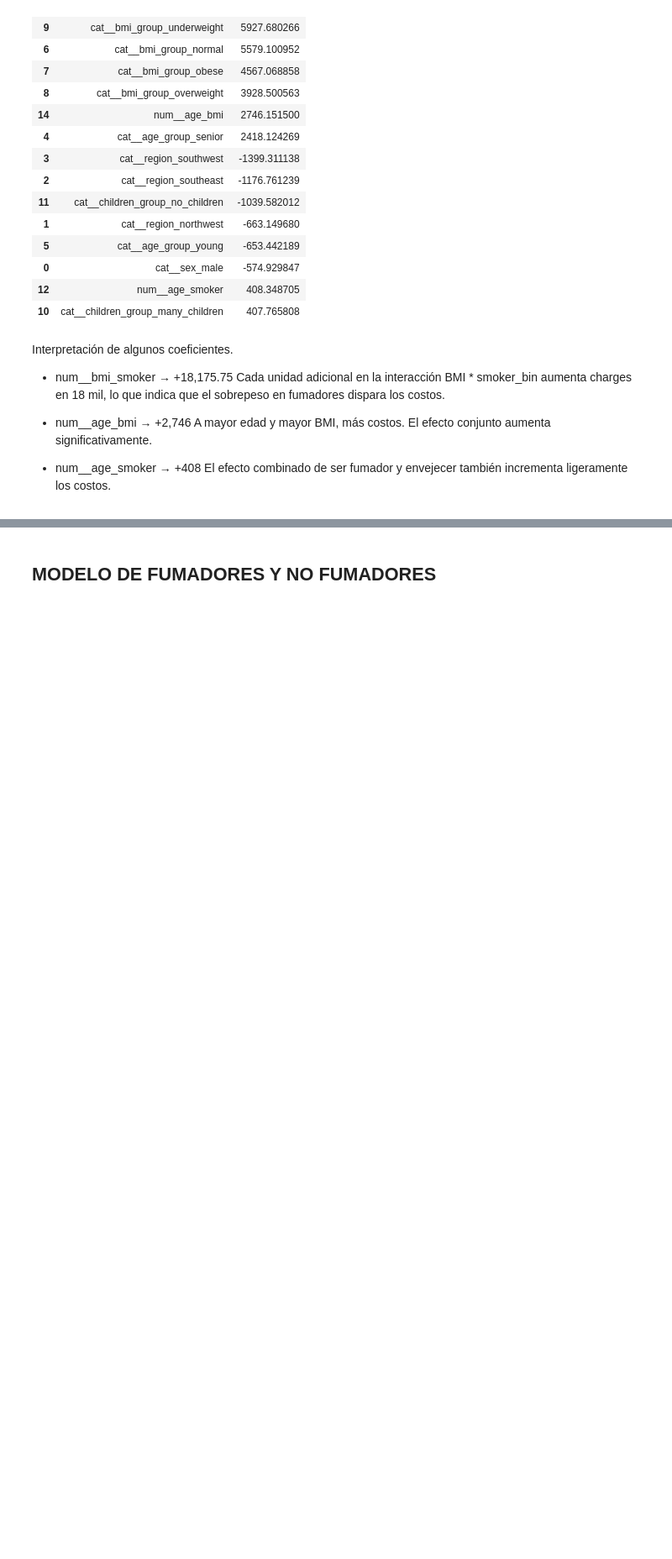
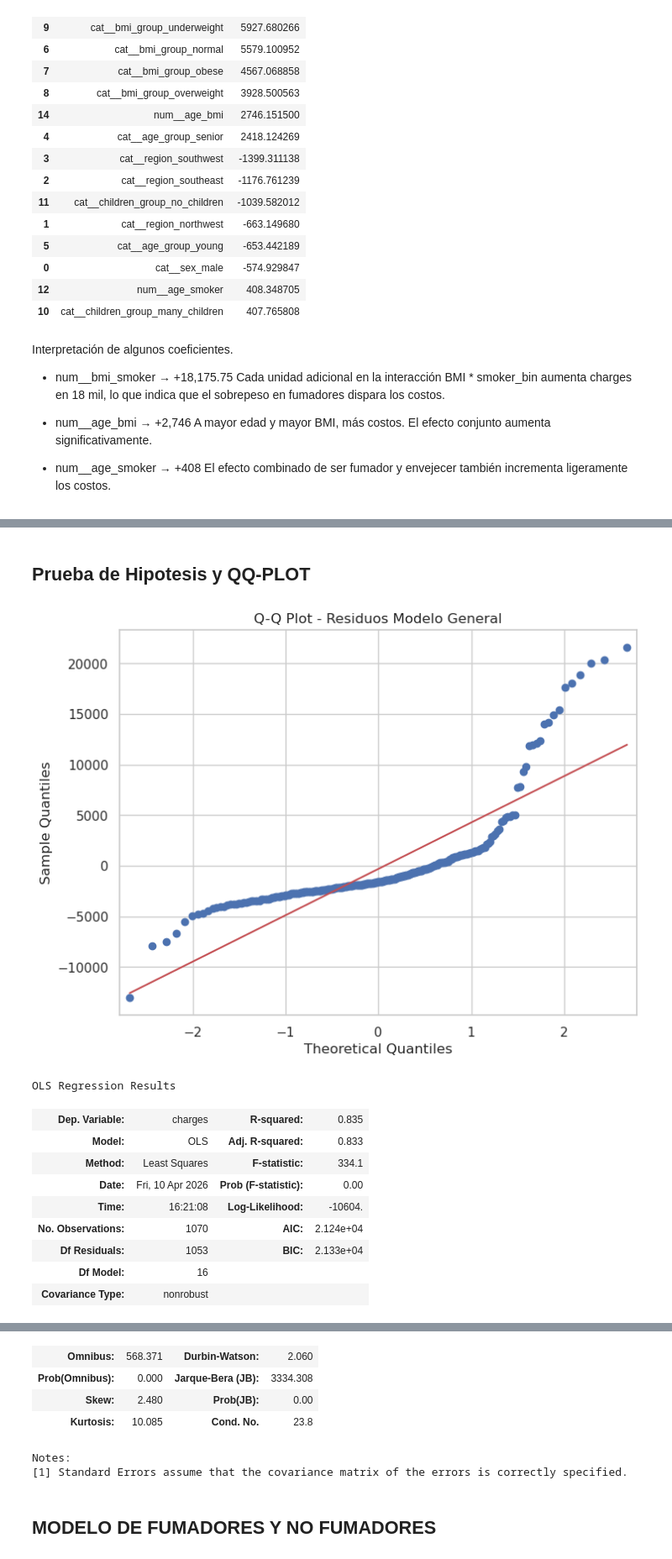
Before and after one commit to david37432/Reto2AprendizajeMaquina, a Jupyter notebook: Regresión_lineal_multiple_recargos (1).ipynb, the cells around one changed output, grey strips where cells are left out. Shown at 84% size. Cells and saved outputs as stored; diff of their text form; code cells hidden in the pictures; blank space fills up the shorter version.

Commit message:
QQ-grafico y prueba de hipotesis

```diff
--- a/Regresión_lineal_multiple_recargos (1).ipynb
+++ b/Regresión_lineal_multiple_recargos (1).ipynb
@@ -463,3 +466,29 @@ plt.ylabel("Frecuencia")
 plt.show()
 # %% [output]
 [figure]
+# %% [markdown]
+## Prueba de Hipotesis y QQ-PLOT
+# %%
+shapiro_stat, shapiro_p = stats.shapiro(residuos)
+
+fig, ax = plt.subplots(figsize=(8, 6))
+sm.qqplot(residuos, line='s', ax=ax)
+ax.set_title('Q-Q Plot - Residuos Modelo General')
+plt.show()
+
+X_train_transformed = model.named_steps['preprocessing'].transform(X_train)
+X_train_sm = sm.add_constant(X_train_transformed)
+model_sm = sm.OLS(y_train, X_train_sm).fit()
+model_sm.summary()
+# %% [output]
+[figure, added]
+OLS Regression Results
+| Dep. Variable: | charges | R-squared: | 0.835 |
+| Model: | OLS | Adj. R-squared: | 0.833 |
+| Method: | Least Squares | F-statistic: | 334.1 |
+| Date: | Fri, 10 Apr 2026 | Prob (F-statistic): | 0.00 |
+| Time: | 16:21:08 | Log-Likelihood: | -10604. |
+| No. Observations: | 1070 | AIC: | 2.124e+04 |
+| Df Residuals: | 1053 | BIC: | 2.133e+04 |
+| Df Model: | 16 |  |  |
+| Covariance Type: | nonrobust |  |  |
@@ -466,3 +511,9 @@ plt.show()
+| Omnibus: | 568.371 | Durbin-Watson: | 2.060 |
+| Prob(Omnibus): | 0.000 | Jarque-Bera (JB): | 3334.308 |
+| Skew: | 2.480 | Prob(JB): | 0.00 |
+| Kurtosis: | 10.085 | Cond. No. | 23.8 |
+Notes:
+[1] Standard Errors assume that the covariance matrix of the errors is correctly specified.
 # %% [markdown]
 ## MODELO DE FUMADORES Y NO FUMADORES
 # %%
```
Also changed, not shown: parts of 3 cells of this notebook.
